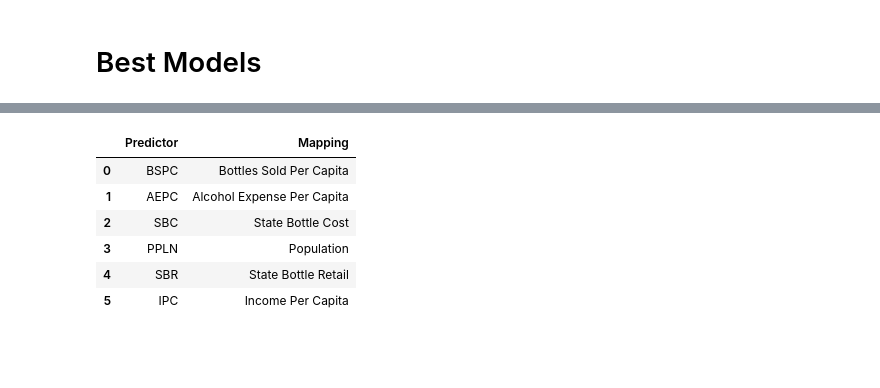
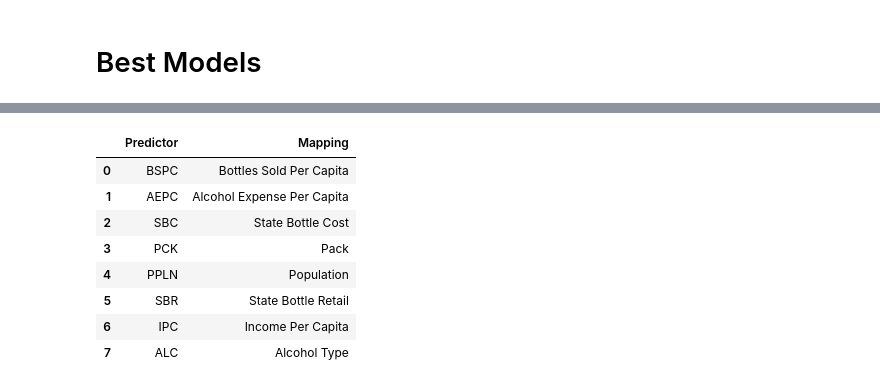
Before and after one commit to juliandavis7/401_Project1, a Jupyter notebook: compare_models.ipynb, the cells around one changed output, grey strips where cells are left out. Cells and saved outputs as stored; diff of their text form; code cells hidden in the pictures; blank space fills up the shorter version.

```diff
--- a/compare_models.ipynb
+++ b/compare_models.ipynb
@@ -524,14 +751,16 @@ models
 # %%
-data = {"Predictor": ["BSPC","AEPC","SBC","PPLN","SBR","IPC"],
-       "Mapping": ["Bottles Sold Per Capita", "Alcohol Expense Per Capita", "State Bottle Cost",
-                  "Population", "State Bottle Retail", "Income Per Capita"],}
+data = {"Predictor": ["BSPC","AEPC","SBC","PCK","PPLN","SBR","IPC","ALC"],
+       "Mapping": ["Bottles Sold Per Capita", "Alcohol Expense Per Capita", "State Bottle Cost","Pack",
+                  "Population", "State Bottle Retail", "Income Per Capita","Alcohol Type"],}
 mapping = pd.DataFrame(data, columns = ["Predictor", "Mapping"])
 mapping
 # %% [output]
 |  | Predictor | Mapping |
 | 0 | BSPC | Bottles Sold Per Capita |
 | 1 | AEPC | Alcohol Expense Per Capita |
 | 2 | SBC | State Bottle Cost |
-| 3 | PPLN | Population |
-| 4 | SBR | State Bottle Retail |
-| 5 | IPC | Income Per Capita |
+| 3 | PCK | Pack |
+| 4 | PPLN | Population |
+| 5 | SBR | State Bottle Retail |
+| 6 | IPC | Income Per Capita |
+| 7 | ALC | Alcohol Type |
```
Also changed, not shown: parts of 55 cells of this notebook.
